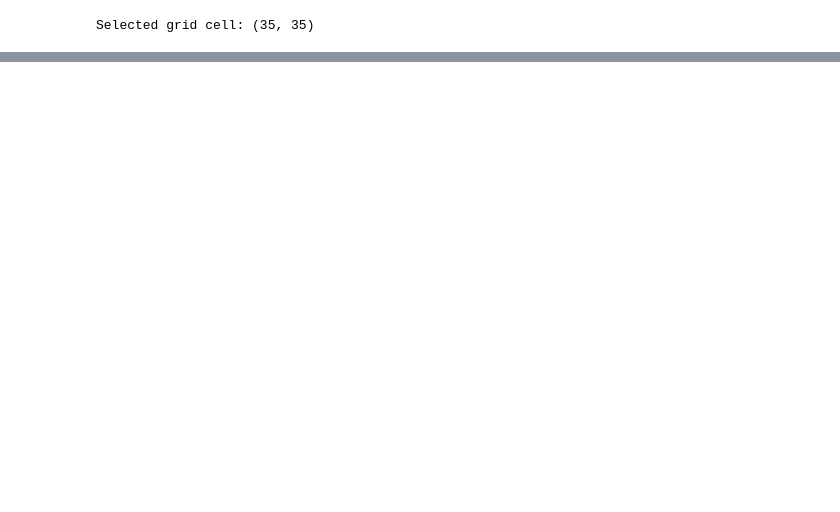
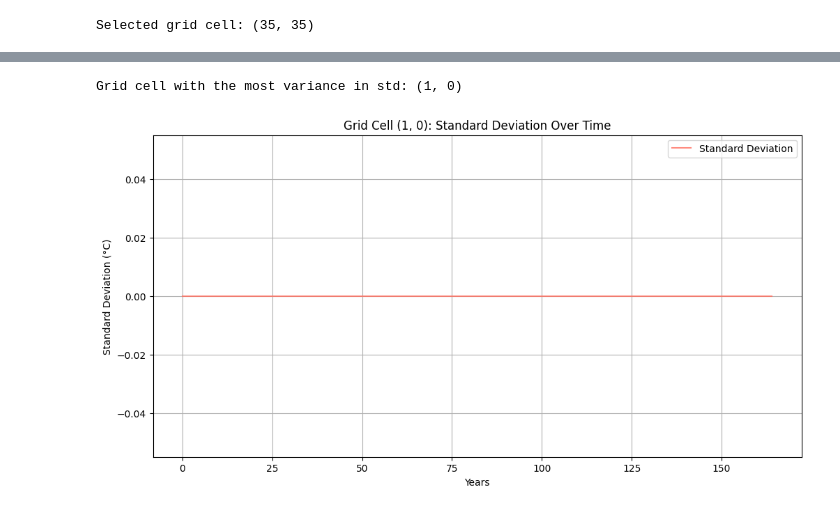
Before and after one commit to Victor2175/gm4cs-l, a Jupyter notebook: Confidence_Interval.ipynb, the cells around one changed output, grey strips where cells are left out. Drawn from its saved outputs; the diff is of its cells as text; code cells hidden in the pictures; blank space fills up the shorter version.

```diff
--- a/Confidence_Interval.ipynb
+++ b/Confidence_Interval.ipynb
@@ -206,3 +206,23 @@ display(HTML(std_animation.to_html5_video()))
 Re-adding NaN values to the grid...
 Animation saved to /Users/lharriso/Documents/GitHub/gm4cs-l/animations/vae_std_evolution.mp4
 [interactive output not drawn]
+# %%
+# Plot a random grid cell of the standard deviation
+# Find the grid cell with the most variance in standard deviation
+variance_grid = np.nanvar(std_data, axis=0)  # Compute variance along the time axis
+max_variance_idx = np.unravel_index(np.nanargmax(variance_grid), variance_grid.shape)  # Find the index of the max variance
+row_cell, col_cell = max_variance_idx
+print(f"Grid cell with the most variance in std: ({row_cell}, {col_cell})")
+
+# Plot the standard deviation for the cell with the most variance
+plt.figure(figsize=(12, 6))
+plt.plot(time_axis, std_data[:, row_cell, col_cell], label='Standard Deviation', color='#FF6F61', linewidth=1.5, alpha=0.8)
+plt.title(f'Grid Cell ({row_cell}, {col_cell}): Standard Deviation Over Time')
+plt.xlabel('Years')
+plt.ylabel('Standard Deviation (°C)')
+plt.legend()
+plt.grid(True)
+plt.show()
+# %% [output]
+Grid cell with the most variance in std: (1, 0)
+[figure, added]
```
Also changed, not shown: parts of 3 cells of this notebook, 30 other files.
